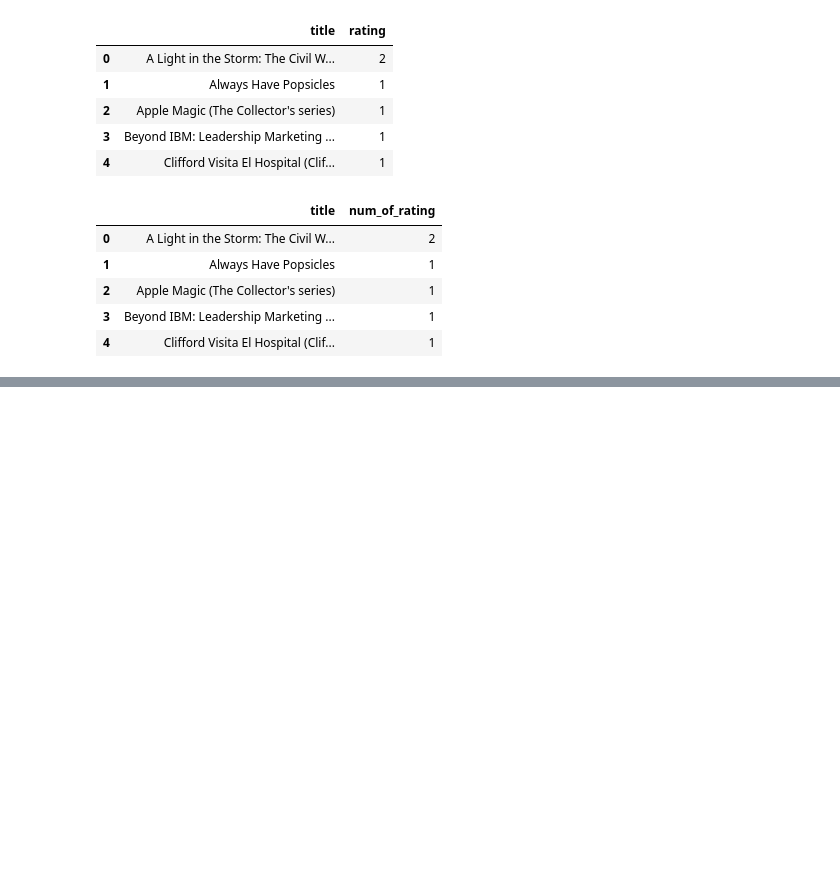
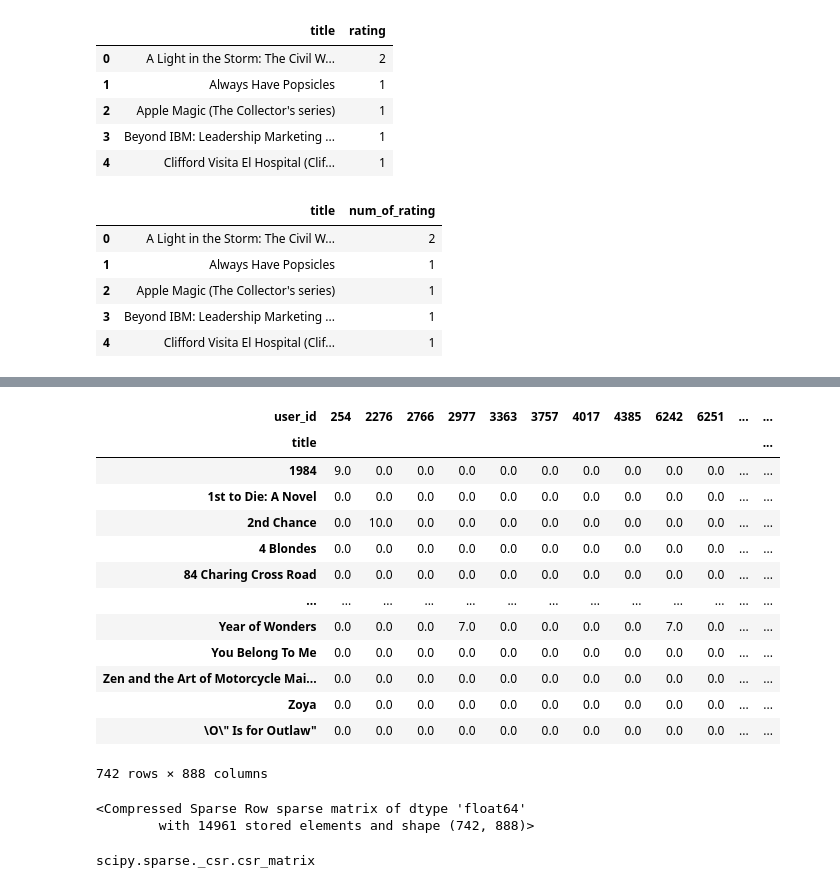
Before and after one commit to awantigiradkar/Book-Recommendation-System, a Jupyter notebook: notebook/reseach.ipynb, the cells around one changed output, grey strips where cells are left out. Cells and saved outputs as stored; diff of their text form; code cells hidden in the pictures; blank space fills up the shorter version.

```diff
--- a/notebook/reseach.ipynb
+++ b/notebook/reseach.ipynb
@@ -219,0 +269,19 @@ final_rating.head()
+# %%
+book_pivot.fillna(0, inplace=True)
+# %%
+book_pivot
+# %% [output]
+| user_id | 254 | 2276 | 2766 | 2977 | 3363 | 3757 | 4017 | 4385 | 6242 | 6251 | ... | ... |
+| title |  |  |  |  |  |  |  |  |  |  |  | ... |
+| 1984 | 9.0 | 0.0 | 0.0 | 0.0 | 0.0 | 0.0 | 0.0 | 0.0 | 0.0 | 0.0 | ... | ... |
+| 1st to Die: A Novel | 0.0 | 0.0 | 0.0 | 0.0 | 0.0 | 0.0 | 0.0 | 0.0 | 0.0 | 0.0 | ... | ... |
+| 2nd Chance | 0.0 | 10.0 | 0.0 | 0.0 | 0.0 | 0.0 | 0.0 | 0.0 | 0.0 | 0.0 | ... | ... |
+| 4 Blondes | 0.0 | 0.0 | 0.0 | 0.0 | 0.0 | 0.0 | 0.0 | 0.0 | 0.0 | 0.0 | ... | ... |
+| 84 Charing Cross Road | 0.0 | 0.0 | 0.0 | 0.0 | 0.0 | 0.0 | 0.0 | 0.0 | 0.0 | 0.0 | ... | ... |
+| ... | ... | ... | ... | ... | ... | ... | ... | ... | ... | ... | ... | ... |
+| Year of Wonders | 0.0 | 0.0 | 0.0 | 7.0 | 0.0 | 0.0 | 0.0 | 0.0 | 7.0 | 0.0 | ... | ... |
+| You Belong To Me | 0.0 | 0.0 | 0.0 | 0.0 | 0.0 | 0.0 | 0.0 | 0.0 | 0.0 | 0.0 | ... | ... |
+| Zen and the Art of Motorcycle Mai... | 0.0 | 0.0 | 0.0 | 0.0 | 0.0 | 0.0 | 0.0 | 0.0 | 0.0 | 0.0 | ... | ... |
+| Zoya | 0.0 | 0.0 | 0.0 | 0.0 | 0.0 | 0.0 | 0.0 | 0.0 | 0.0 | 0.0 | ... | ... |
+| \O\" Is for Outlaw" | 0.0 | 0.0 | 0.0 | 0.0 | 0.0 | 0.0 | 0.0 | 0.0 | 0.0 | 0.0 | ... | ... |
+742 rows × 888 columns
@@ -219,0 +292,9 @@ final_rating.head()
+# %%
+book_sparse
+# %% [output]
+<Compressed Sparse Row sparse matrix of dtype 'float64'
+        with 14961 stored elements and shape (742, 888)>
+# %%
+type(book_sparse)
+# %% [output]
+scipy.sparse._csr.csr_matrix
```
Also changed, not shown: parts of 11 cells of this notebook.
